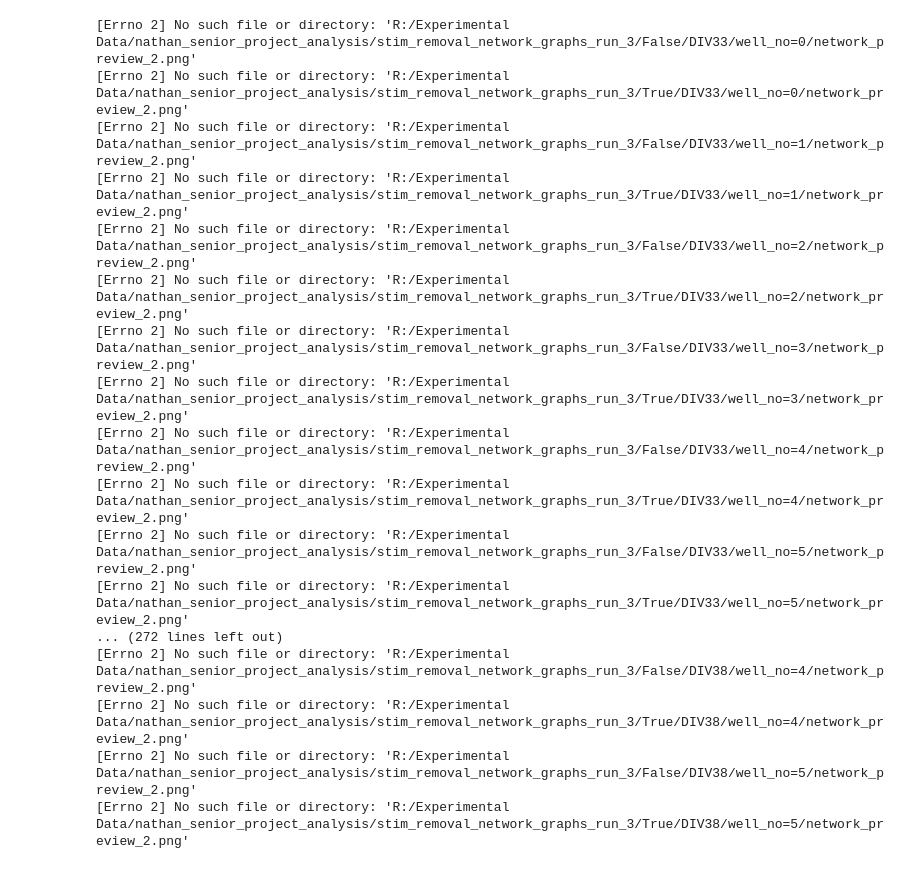
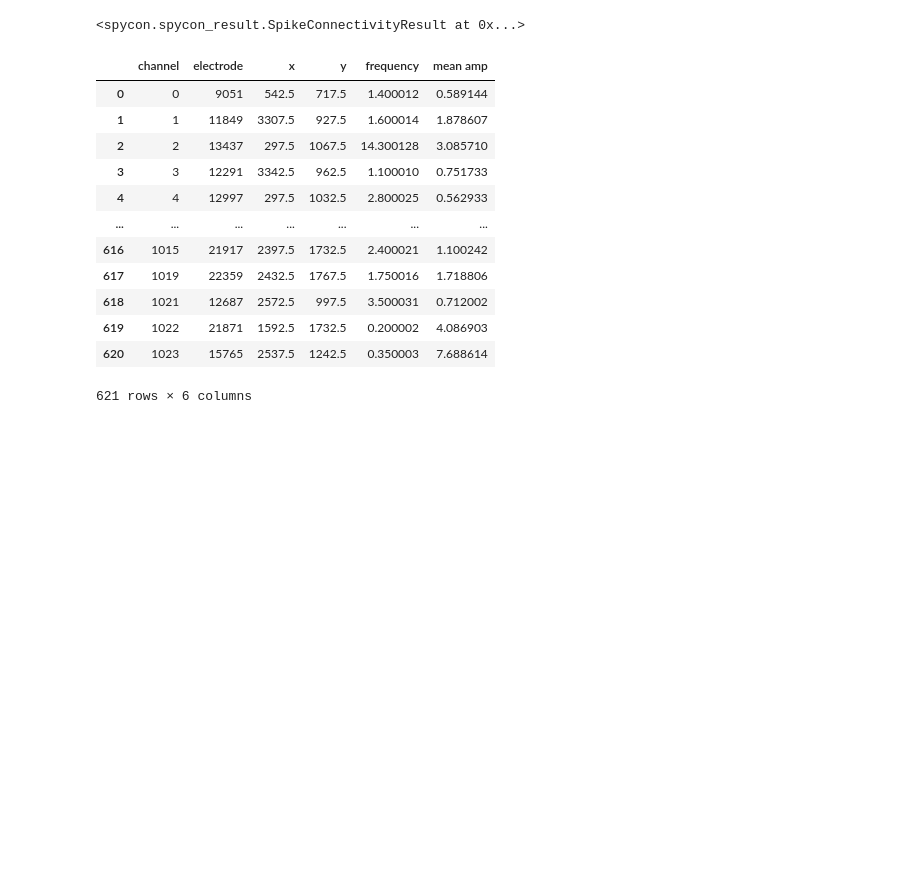
Before and after one commit to mrwun2002/HDMEA-func-connectivity, a Jupyter notebook: analyze_data.ipynb, the cells around one changed output. Saved outputs shown, nothing was run; the diff lists cells and outputs as text; code cells hidden in the pictures; blank space fills up the shorter version.

```diff
--- a/analyze_data.ipynb
+++ b/analyze_data.ipynb
@@ -34,37 +34,27 @@ def get_filepath(div, well, method, remove_bursts = None): #In theory, can put i
     if remove_bursts is not None:
         filepath += f"remove_bursts={remove_bursts}/"
     return filepath
-# %%
-days = [33, 34, 35, 36, 37, 38]
-methods = ["CoincidenceIndex", "Smoothed_CCG", "directed_STTC", "TE_IDTXL"]
-for method in methods:
-    for div in days:
-        for well_no in range(6):
-            for remove_bursts in [False, True]:
-                new_dir = f"data/images/remove_bursts={remove_bursts}/well_no={well_no}/"
-                if not os.path.exists(new_dir):
-                    os.makedirs(new_dir)
-
-                old_dir = get_filepath(div, well_no, remove_bursts)
-                try:
-                    shutil.copy(f"{old_dir}network_preview_2.png", f"{new_dir}DIV{div}_network_preview_2.png")
-                except FileNotFoundError as err:
-                    print(err)
-# %% [output]
-[Errno 2] No such file or directory: 'R:/Experimental Data/nathan_senior_project_analysis/stim_removal_network_graphs_run_3/False/DIV33/well_no=0/network_preview_2.png'
-[Errno 2] No such file or directory: 'R:/Experimental Data/nathan_senior_project_analysis/stim_removal_network_graphs_run_3/True/DIV33/well_no=0/network_preview_2.png'
-[Errno 2] No such file or directory: 'R:/Experimental Data/nathan_senior_project_analysis/stim_removal_network_graphs_run_3/False/DIV33/well_no=1/network_preview_2.png'
-[Errno 2] No such file or directory: 'R:/Experimental Data/nathan_senior_project_analysis/stim_removal_network_graphs_run_3/True/DIV33/well_no=1/network_preview_2.png'
-[Errno 2] No such file or directory: 'R:/Experimental Data/nathan_senior_project_analysis/stim_removal_network_graphs_run_3/False/DIV33/well_no=2/network_preview_2.png'
-[Errno 2] No such file or directory: 'R:/Experimental Data/nathan_senior_project_analysis/stim_removal_network_graphs_run_3/True/DIV33/well_no=2/network_preview_2.png'
-[Errno 2] No such file or directory: 'R:/Experimental Data/nathan_senior_project_analysis/stim_removal_network_graphs_run_3/False/DIV33/well_no=3/network_preview_2.png'
-[Errno 2] No such file or directory: 'R:/Experimental Data/nathan_senior_project_analysis/stim_removal_network_graphs_run_3/True/DIV33/well_no=3/network_preview_2.png'
-[Errno 2] No such file or directory: 'R:/Experimental Data/nathan_senior_project_analysis/stim_removal_network_graphs_run_3/False/DIV33/well_no=4/network_preview_2.png'
-[Errno 2] No such file or directory: 'R:/Experimental Data/nathan_senior_project_analysis/stim_removal_network_graphs_run_3/True/DIV33/well_no=4/network_preview_2.png'
-[Errno 2] No such file or directory: 'R:/Experimental Data/nathan_senior_project_analysis/stim_removal_network_graphs_run_3/False/DIV33/well_no=5/network_preview_2.png'
-[Errno 2] No such file or directory: 'R:/Experimental Data/nathan_senior_project_analysis/stim_removal_network_graphs_run_3/True/DIV33/well_no=5/network_preview_2.png'
-... (272 lines left out)
-[Errno 2] No such file or directory: 'R:/Experimental Data/nathan_senior_project_analysis/stim_removal_network_graphs_run_3/False/DIV38/well_no=4/network_preview_2.png'
-[Errno 2] No such file or directory: 'R:/Experimental Data/nathan_senior_project_analysis/stim_removal_network_graphs_run_3/True/DIV38/well_no=4/network_preview_2.png'
-[Errno 2] No such file or directory: 'R:/Experimental Data/nathan_senior_project_analysis/stim_removal_network_graphs_run_3/False/DIV38/well_no=5/network_preview_2.png'
-[Errno 2] No such file or directory: 'R:/Experimental Data/nathan_senior_project_analysis/stim_removal_network_graphs_run_3/True/DIV38/well_no=5/network_preview_2.png'
+# %%
+filepath = get_filepath(33, 0, "CoincidenceIndex", remove_bursts = True)
+spycon_result = spycon.load_connectivity_result("spycon_network", filepath)
+grouped_mapping_df = pd.read_csv(filepath + "08_grouped_mapping_df.csv")
+# %%
+spycon_result
+# %% [output]
+<spycon.spycon_result.SpikeConnectivityResult at 0x...>
+# %%
+grouped_mapping_df
+# %% [output]
+|  | channel | electrode | x | y | frequency | mean amp |
+| 0 | 0 | 9051 | 542.5 | 717.5 | 1.400012 | 0.589144 |
+| 1 | 1 | 11849 | 3307.5 | 927.5 | 1.600014 | 1.878607 |
+| 2 | 2 | 13437 | 297.5 | 1067.5 | 14.300128 | 3.085710 |
+| 3 | 3 | 12291 | 3342.5 | 962.5 | 1.100010 | 0.751733 |
+| 4 | 4 | 12997 | 297.5 | 1032.5 | 2.800025 | 0.562933 |
+| ... | ... | ... | ... | ... | ... | ... |
+| 616 | 1015 | 21917 | 2397.5 | 1732.5 | 2.400021 | 1.100242 |
+| 617 | 1019 | 22359 | 2432.5 | 1767.5 | 1.750016 | 1.718806 |
+| 618 | 1021 | 12687 | 2572.5 | 997.5 | 3.500031 | 0.712002 |
+| 619 | 1022 | 21871 | 1592.5 | 1732.5 | 0.200002 | 4.086903 |
+| 620 | 1023 | 15765 | 2537.5 | 1242.5 | 0.350003 | 7.688614 |
+621 rows × 6 columns
```
Also changed, not shown: parts of 2 cells of this notebook, 1 other file.
